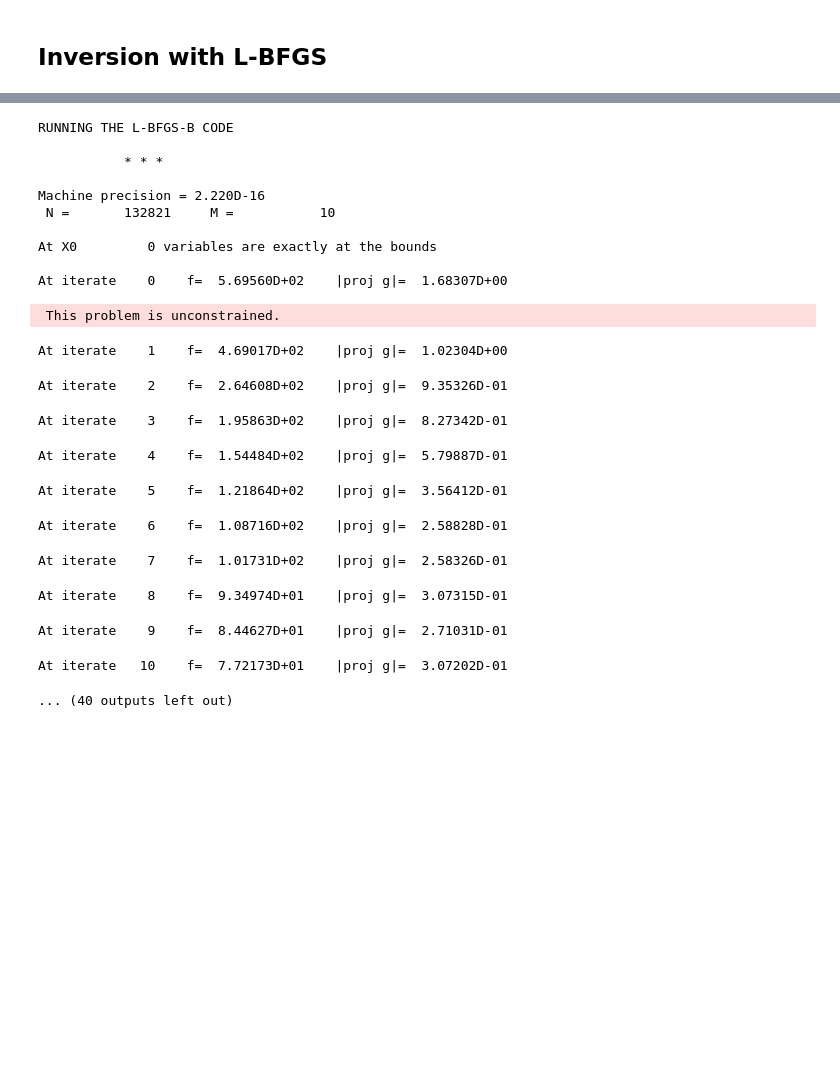
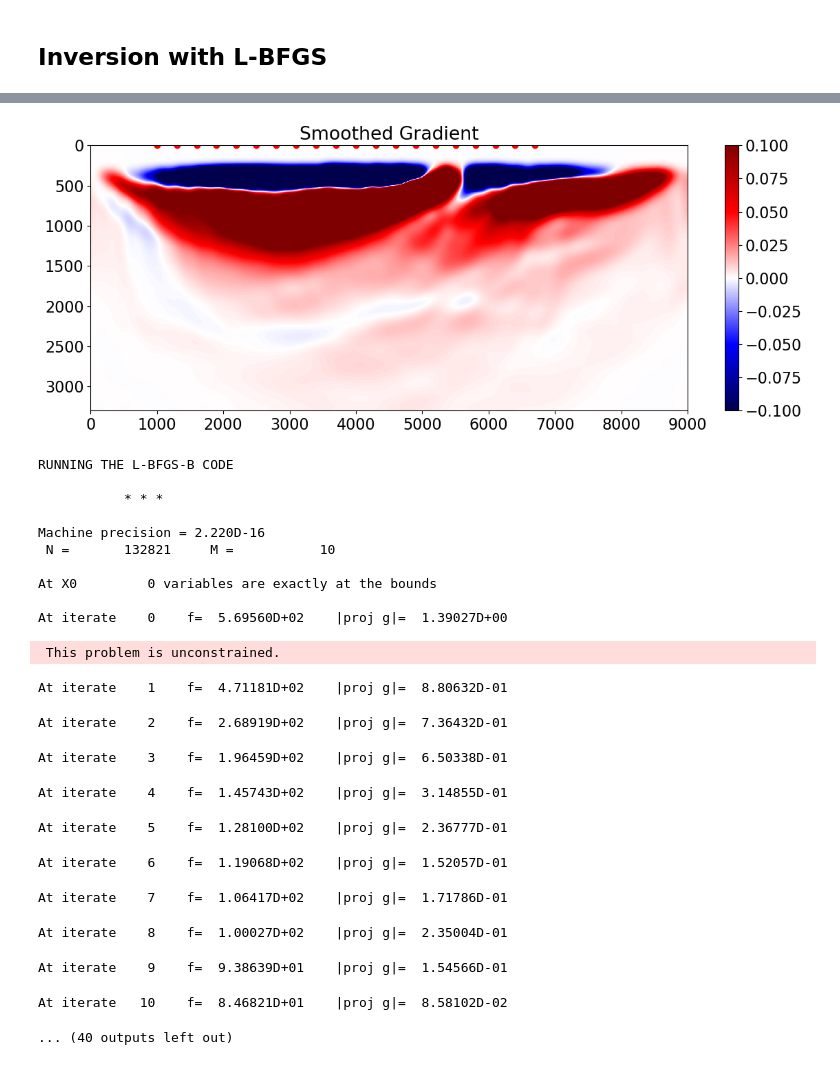
Before and after one commit to DIG-Kaust/Devito-fwi, a Jupyter notebook: notebooks/acoustic/AcousticVel_L2refr_1stage.ipynb, the cells around one changed output, grey strips where cells are left out. Saved outputs shown, nothing was run; the diff lists cells and outputs as text; code cells hidden in the pictures; blank space fills up the shorter version.

```diff
--- a/notebooks/acoustic/AcousticVel_L2refr_1stage.ipynb
+++ b/notebooks/acoustic/AcousticVel_L2refr_1stage.ipynb
@@ -213,20 +212,30 @@ ainv = AcousticWave2D(shape, origin, spacing,
 # %%
 # Compute first gradient and find scaling
 postproc = PostProcessVP(scaling=1, mask=msk)
 loss, direction = ainv._loss_grad(ainv.initmodel.vp, postprocess=postproc.apply)
 
 scaling = direction.max()
 
 plt.figure(figsize=(14, 5))
 plt.imshow(direction.T / scaling, cmap='seismic', vmin=-1e-1, vmax=1e-1,
            extent=(x[0], x[-1], z[-1], z[0]))
 plt.colorbar()
 plt.scatter(x_r[:,0], x_r[:,1], c='w')
 plt.scatter(x_s[:,0], x_s[:,1], c='r')
 plt.title('Gradient')
+plt.axis('tight')
+
+plt.figure(figsize=(14, 5))
+plt.imshow(gaussian_filter(direction, (4, 4)).T / scaling, cmap='seismic', vmin=-1e-1, vmax=1e-1,
+           extent=(x[0], x[-1], z[-1], z[0]))
+plt.colorbar()
+plt.scatter(x_r[:,0], x_r[:,1], c='w')
+plt.scatter(x_s[:,0], x_s[:,1], c='r')
+plt.title('Smoothed Gradient')
 plt.axis('tight');
 # %% [output]
 [figure]
+[figure, added]
 # %%
 # FWI with L-BFGS
 ftol = 1e-10
@@ -235,9 +244,9 @@ maxfun = 5000
 vp_error = []
 
 convertvp = None
-postproc = PostProcessVP(scaling=scaling, mask=msk).apply
+postproc = PostProcessVP(scaling=scaling, mask=msk, sigmas=(4, 4)).apply
 
-nl = minimize(ainv.loss_grad, vp_init, method='L-BFGS-B', jac=True,
+nl = minimize(ainv.loss_grad, vp_init.ravel(), method='L-BFGS-B', jac=True,
               args=(convertvp, postproc),
               callback=lambda x: fwi_callback(x, vp=vp_true, vp_error=vp_error),
               options={'ftol':ftol, 'maxiter':maxiter, 'maxfun':maxfun, 'disp':True})
@@ -251,18 +260,18 @@ Machine precision = 2.220D-16
 
 At X0         0 variables are exactly at the bounds
 
-At iterate    0    f=  5.69560D+02    |proj g|=  1.68307D+00
+At iterate    0    f=  5.69560D+02    |proj g|=  1.39027D+00
  This problem is unconstrained.
-At iterate    1    f=  4.69017D+02    |proj g|=  1.02304D+00
+At iterate    1    f=  4.71181D+02    |proj g|=  8.80632D-01
-At iterate    2    f=  2.64608D+02    |proj g|=  9.35326D-01
+At iterate    2    f=  2.68919D+02    |proj g|=  7.36432D-01
-At iterate    3    f=  1.95863D+02    |proj g|=  8.27342D-01
+At iterate    3    f=  1.96459D+02    |proj g|=  6.50338D-01
-At iterate    4    f=  1.54484D+02    |proj g|=  5.79887D-01
+At iterate    4    f=  1.45743D+02    |proj g|=  3.14855D-01
-At iterate    5    f=  1.21864D+02    |proj g|=  3.56412D-01
+At iterate    5    f=  1.28100D+02    |proj g|=  2.36777D-01
-At iterate    6    f=  1.08716D+02    |proj g|=  2.58828D-01
+At iterate    6    f=  1.19068D+02    |proj g|=  1.52057D-01
-At iterate    7    f=  1.01731D+02    |proj g|=  2.58326D-01
+At iterate    7    f=  1.06417D+02    |proj g|=  1.71786D-01
-At iterate    8    f=  9.34974D+01    |proj g|=  3.07315D-01
+At iterate    8    f=  1.00027D+02    |proj g|=  2.35004D-01
-At iterate    9    f=  8.44627D+01    |proj g|=  2.71031D-01
+At iterate    9    f=  9.38639D+01    |proj g|=  1.54566D-01
-At iterate   10    f=  7.72173D+01    |proj g|=  3.07202D-01
+At iterate   10    f=  8.46821D+01    |proj g|=  8.58102D-02
 ... (40 outputs left out)
 # %%
 nl
```
Also changed, not shown: parts of 6 cells of this notebook.
